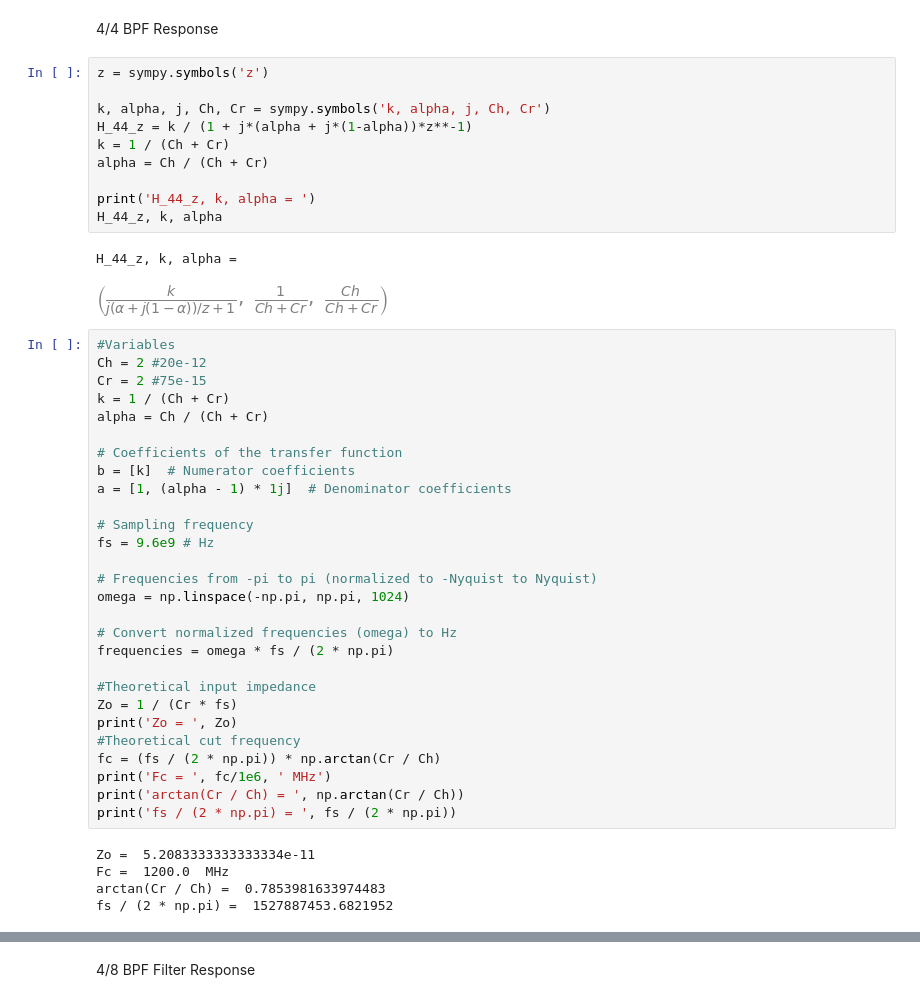
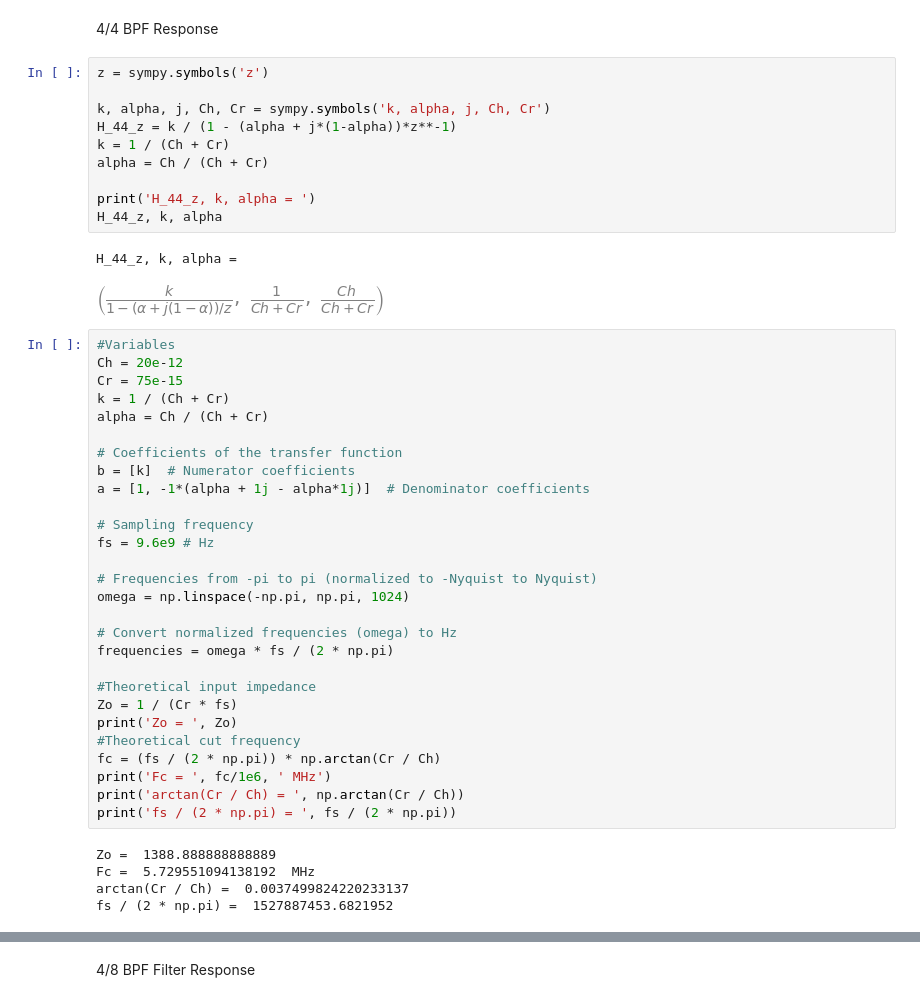
Before and after one commit to arthurmorbach/dt-filters, a Jupyter notebook: fResponse.ipynb, the cells around one changed output, grey strips where cells are left out. Drawn from its saved outputs; the diff is of its cells as text.

```diff
--- a/fResponse.ipynb
+++ b/fResponse.ipynb
@@ -9,26 +9,26 @@ sympy.init_printing()
 # %%
 z = sympy.symbols('z')
 
 k, alpha, j, Ch, Cr = sympy.symbols('k, alpha, j, Ch, Cr')
-H_44_z = k / (1 + j*(alpha + j*(1-alpha))*z**-1)
+H_44_z = k / (1 - (alpha + j*(1-alpha))*z**-1)
 k = 1 / (Ch + Cr)
 alpha = Ch / (Ch + Cr)
 
 print('H_44_z, k, alpha = ')
 H_44_z, k, alpha
 # %% [output]
 H_44_z, k, alpha =
-[figure, old version]
+[figure, new version]
 # %%
 #Variables
-Ch = 2 #20e-12
-Cr = 2 #75e-15
+Ch = 20e-12
+Cr = 75e-15
 k = 1 / (Ch + Cr)
 alpha = Ch / (Ch + Cr)
 
 # Coefficients of the transfer function
 b = [k]  # Numerator coefficients
-a = [1, (alpha - 1) * 1j]  # Denominator coefficients
+a = [1, -1*(alpha + 1j - alpha*1j)]  # Denominator coefficients
 
 # Sampling frequency
 fs = 9.6e9 # Hz
@@ -48,9 +48,9 @@ print('Fc = ', fc/1e6, ' MHz')
 print('arctan(Cr / Ch) = ', np.arctan(Cr / Ch))
 print('fs / (2 * np.pi) = ', fs / (2 * np.pi))
 # %% [output]
-Zo =  5.2083333333333334e-11
-Fc =  1200.0  MHz
-arctan(Cr / Ch) =  0.7853981633974483
+Zo =  1388.888888888889
+Fc =  5.729551094138192  MHz
+arctan(Cr / Ch) =  0.0037499824220233137
 fs / (2 * np.pi) =  1527887453.6821952
 # %%
 # Evaluate the transfer function H(z) on the unit circle, where z = exp(j*omega)
```
Also changed, not shown: parts of 4 cells of this notebook, 2 other files.
